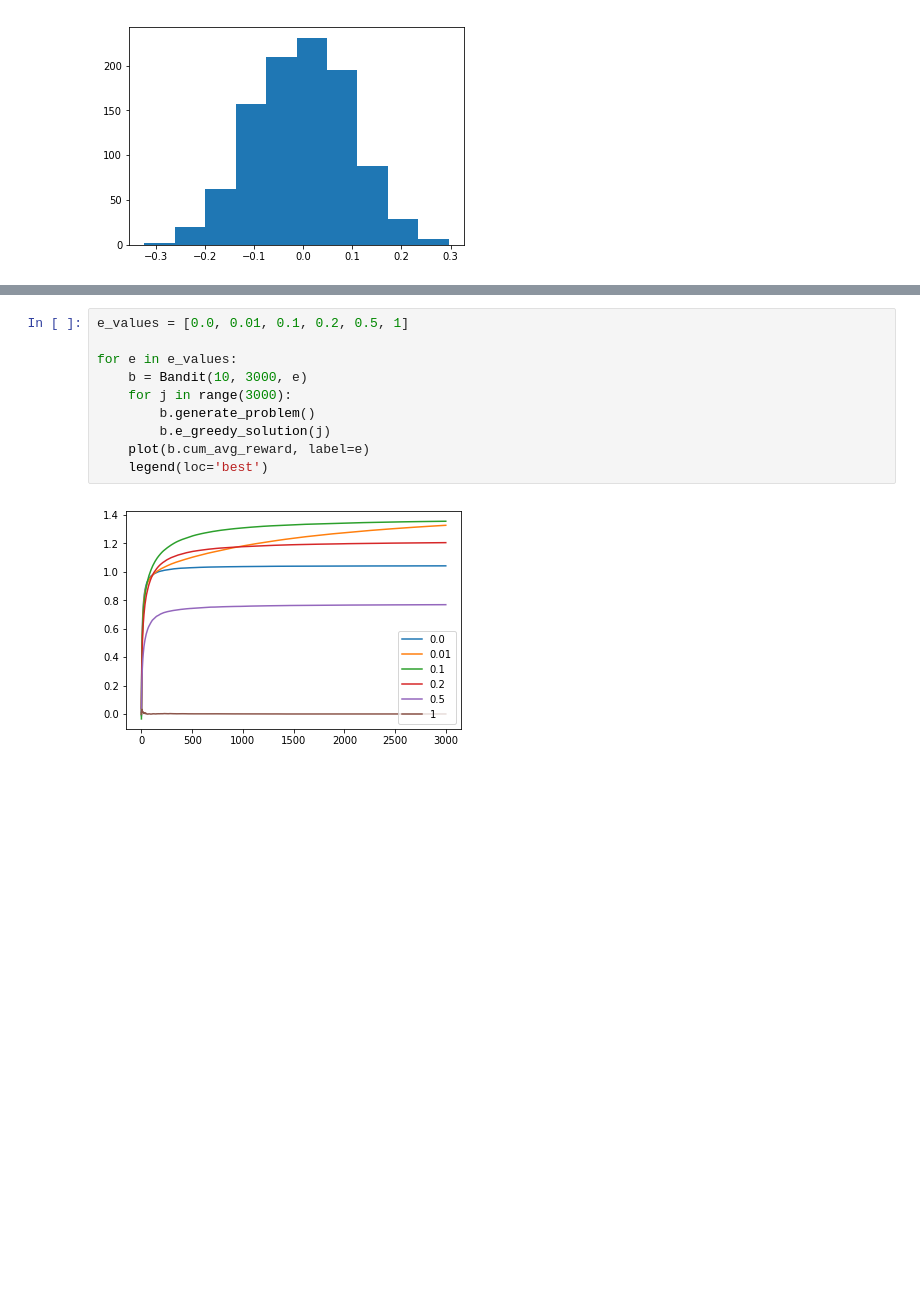
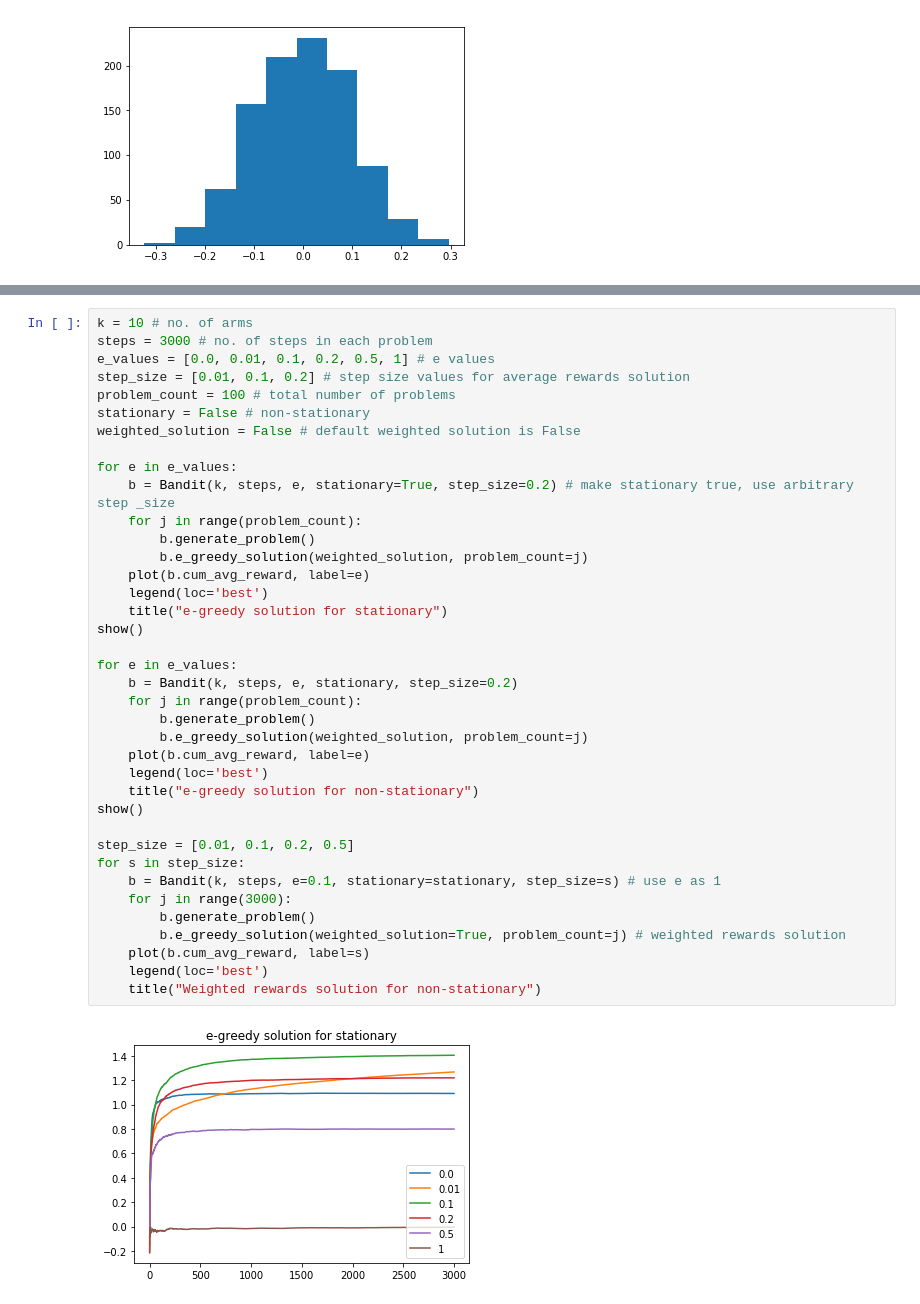
Before and after one commit to k29/Multi-Arm-Bandit-Problem, a Jupyter notebook: mabp.ipynb, the cells around one changed output, grey strips where cells are left out. Cells and saved outputs as stored; diff of their text form; blank space fills up the shorter version.

Commit message:
weighted averages programmed

```diff
--- a/mabp.ipynb
+++ b/mabp.ipynb
@@ -56,12 +66,40 @@ class Bandit:
-# %%
-e_values = [0.0, 0.01, 0.1, 0.2, 0.5, 1]
-
-for e in e_values:
-    b = Bandit(10, 3000, e)
-    for j in range(3000):
-        b.generate_problem()
-        b.e_greedy_solution(j)
-    plot(b.cum_avg_reward, label=e)
-    legend(loc='best')
-# %% [output]
-[figure, removed]
+# %%
+k = 10 # no. of arms
+steps = 3000 # no. of steps in each problem
+e_values = [0.0, 0.01, 0.1, 0.2, 0.5, 1] # e values
+step_size = [0.01, 0.1, 0.2] # step size values for average rewards solution
+problem_count = 100 # total number of problems
+stationary = False # non-stationary
+weighted_solution = False # default weighted solution is False
+
+for e in e_values:
+    b = Bandit(k, steps, e, stationary=True, step_size=0.2) # make stationary true, use arbitrary step _size
+    for j in range(problem_count):
+        b.generate_problem()
+        b.e_greedy_solution(weighted_solution, problem_count=j)
+    plot(b.cum_avg_reward, label=e)
+    legend(loc='best')
+    title("e-greedy solution for stationary")
+show()
+
+for e in e_values:
+    b = Bandit(k, steps, e, stationary, step_size=0.2)
+    for j in range(problem_count):
+        b.generate_problem()
+        b.e_greedy_solution(weighted_solution, problem_count=j)
+    plot(b.cum_avg_reward, label=e)
+    legend(loc='best')
+    title("e-greedy solution for non-stationary")
+show()
+
+step_size = [0.01, 0.1, 0.2, 0.5]
+for s in step_size:
+    b = Bandit(k, steps, e=0.1, stationary=stationary, step_size=s) # use e as 1
+    for j in range(3000):
+        b.generate_problem()
+        b.e_greedy_solution(weighted_solution=True, problem_count=j) # weighted rewards solution
+    plot(b.cum_avg_reward, label=s)
+    legend(loc='best')
+    title("Weighted rewards solution for non-stationary")
+# %% [output]
+[figure, added]
```
Also changed, not shown: parts of 3 cells of this notebook.
